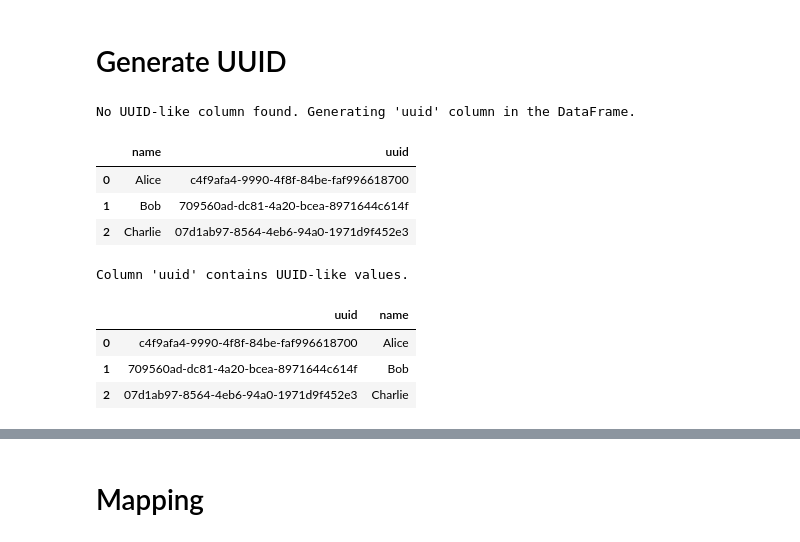
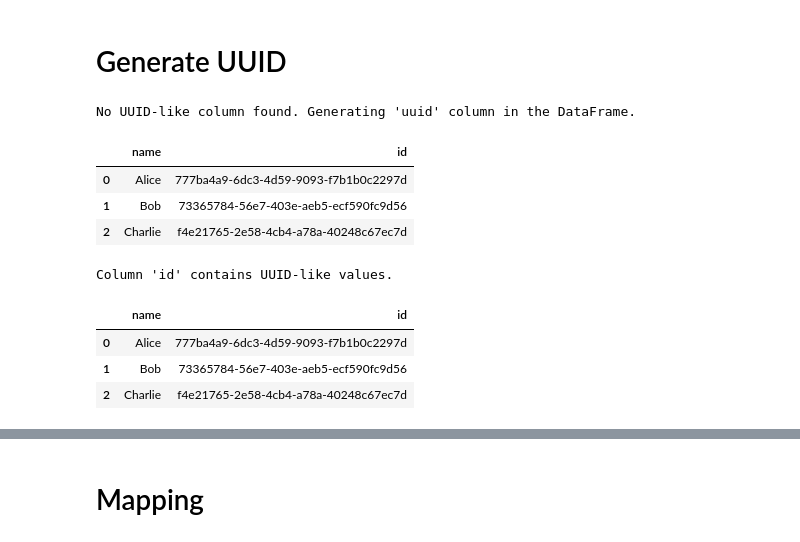
Before and after one commit to envdmt/EDMT, a Jupyter notebook: test.ipynb, the cells around one changed output, grey strips where cells are left out. Drawn from its saved outputs; the diff is of its cells as text; code cells hidden in the pictures.

Commit message:
EDMT - Generation & Connection: 26/24

```diff
--- a/test.ipynb
+++ b/test.ipynb
@@ -20,18 +27,19 @@ edmt.__version__
 # %%
 data = pd.DataFrame({"name": ["Alice", "Bob", "Charlie"]})
 result = edmt.conversion.generate_uuid(data)
+result.columns = ('name','id')
 result
 # %% [output]
 No UUID-like column found. Generating 'uuid' column in the DataFrame.
-|  | name | uuid |
-| 0 | Alice | c4f9afa4-9990-4f8f-84be-faf996618700 |
-| 1 | Bob | 709560ad-dc81-4a20-bcea-8971644c614f |
-| 2 | Charlie | 07d1ab97-8564-4eb6-94a0-1971d9f452e3 |
+|  | name | id |
+| 0 | Alice | 777ba4a9-6dc3-4d59-9093-f7b1b0c2297d |
+| 1 | Bob | 73365784-56e7-403e-aeb5-ecf590fc9d56 |
+| 2 | Charlie | f4e21765-2e58-4cb4-a78a-40248c67ec7d |
 # %%
-edmt.conversion.generate_uuid(result,index=True)
+edmt.conversion.generate_uuid(data)
 # %% [output]
-Column 'uuid' contains UUID-like values.
+Column 'id' contains UUID-like values.
-|  | uuid | name |
-| 0 | c4f9afa4-9990-4f8f-84be-faf996618700 | Alice |
-| 1 | 709560ad-dc81-4a20-bcea-8971644c614f | Bob |
-| 2 | 07d1ab97-8564-4eb6-94a0-1971d9f452e3 | Charlie |
+|  | name | id |
+| 0 | Alice | 777ba4a9-6dc3-4d59-9093-f7b1b0c2297d |
+| 1 | Bob | 73365784-56e7-403e-aeb5-ecf590fc9d56 |
+| 2 | Charlie | f4e21765-2e58-4cb4-a78a-40248c67ec7d |
```
Also changed, not shown: parts of 6 cells of this notebook.
